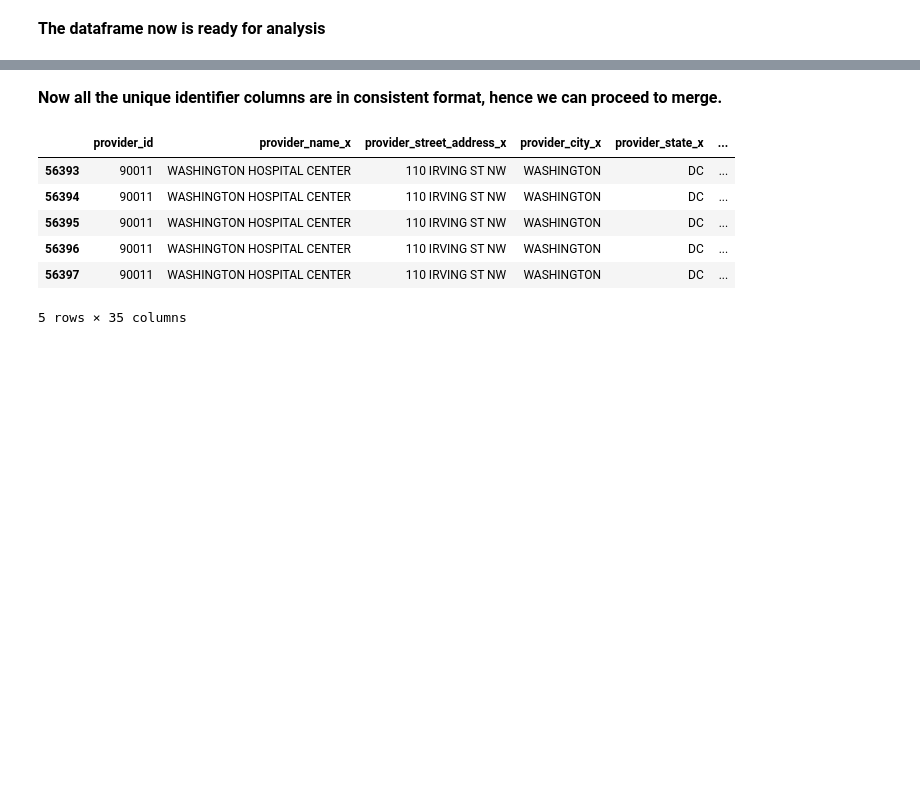
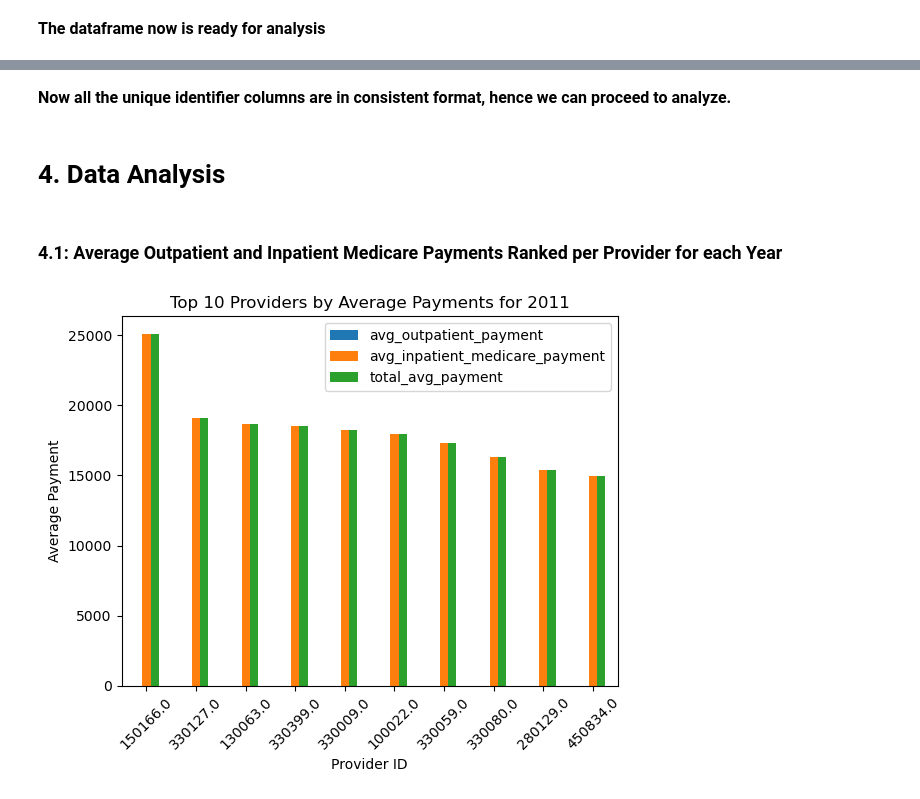
Before and after one commit to Equivocal-Richie/Healthcare_Data_Analysis, a Jupyter notebook: Health_Records_Notebook_Analysis.ipynb, the cells around one changed output, grey strips where cells are left out. Cells and saved outputs as stored; diff of their text form; code cells hidden in the pictures; blank space fills up the shorter version.

Commit message:
Started with the analysis

```diff
--- a/Health_Records_Notebook_Analysis.ipynb
+++ b/Health_Records_Notebook_Analysis.ipynb
@@ -1190,5 +1190,5 @@ outpatient_2013['provider_id'] = outpatient_2013['provider_id'].astype(str)
 inpatient_2013['provider_id'] = inpatient_2013['provider_id'].astype(str)
 # %% [markdown]
 <p style="font-size:16px;">
-    <b>Now all the unique identifier columns are in consistent format, hence we can proceed to merge.</b>
+    <b>Now all the unique identifier columns are in consistent format, hence we can proceed to analyze.</b>
 </p>
@@ -1224,14 +1195,27 @@ def merge_and_clean(df1, df2, col='provider_id'):
-# %%
-# 2011 Data
-
-merged_data_2011 = merge_and_clean(outpatient_2011, inpatient_2011)
-final_data_2011 = merge_and_clean(merged_data_2011, hospital_info)
-final_data_2011.tail()
-# %% [output]
-|  | provider_id | provider_name_x | provider_street_address_x | provider_city_x | provider_state_x | ... |
-| 56393 | 90011 | WASHINGTON HOSPITAL CENTER | 110 IRVING ST NW | WASHINGTON | DC | ... |
-| 56394 | 90011 | WASHINGTON HOSPITAL CENTER | 110 IRVING ST NW | WASHINGTON | DC | ... |
-| 56395 | 90011 | WASHINGTON HOSPITAL CENTER | 110 IRVING ST NW | WASHINGTON | DC | ... |
-| 56396 | 90011 | WASHINGTON HOSPITAL CENTER | 110 IRVING ST NW | WASHINGTON | DC | ... |
-| 56397 | 90011 | WASHINGTON HOSPITAL CENTER | 110 IRVING ST NW | WASHINGTON | DC | ... |
-5 rows × 35 columns
+# %% [markdown]
+<h1><b>4. Data Analysis</b></h1>
+# %% [markdown]
+<h3><b>4.1: Average Outpatient and Inpatient Medicare Payments Ranked per Provider for each Year</b></h3>
+# %%
+# Let's start with 2011
+# Calculate average outpatient payments per provider
+outpatient_avg_payments = outpatient_2011.groupby('provider_id')['average_total_payments'].mean()
+
+# Calculate average inpatient Medicare payments per provider
+inpatient_avg_medicare_payments = inpatient_2011.groupby('provider_id')['average_medicare_payments'].mean()
+
+# Combine and rank the results
+combined_payments = pd.concat([outpatient_avg_payments, inpatient_avg_medicare_payments], axis=1)
+combined_payments.columns = ['avg_outpatient_payment', 'avg_inpatient_medicare_payment']
+combined_payments['total_avg_payment'] = combined_payments.sum(axis=1)
+combined_payments.sort_values(by='total_avg_payment', ascending=False, inplace=True)
+
+# Visualize the top 10 providers
+combined_payments.head(10).plot(kind='bar')
+plt.title('Top 10 Providers by Average Payments for 2011')
+plt.xlabel('Provider ID')
+plt.ylabel('Average Payment')
+plt.xticks(rotation=45)
+plt.show()
+# %% [output]
+[figure, added]
```
Also changed, not shown: parts of 4 cells of this notebook.
